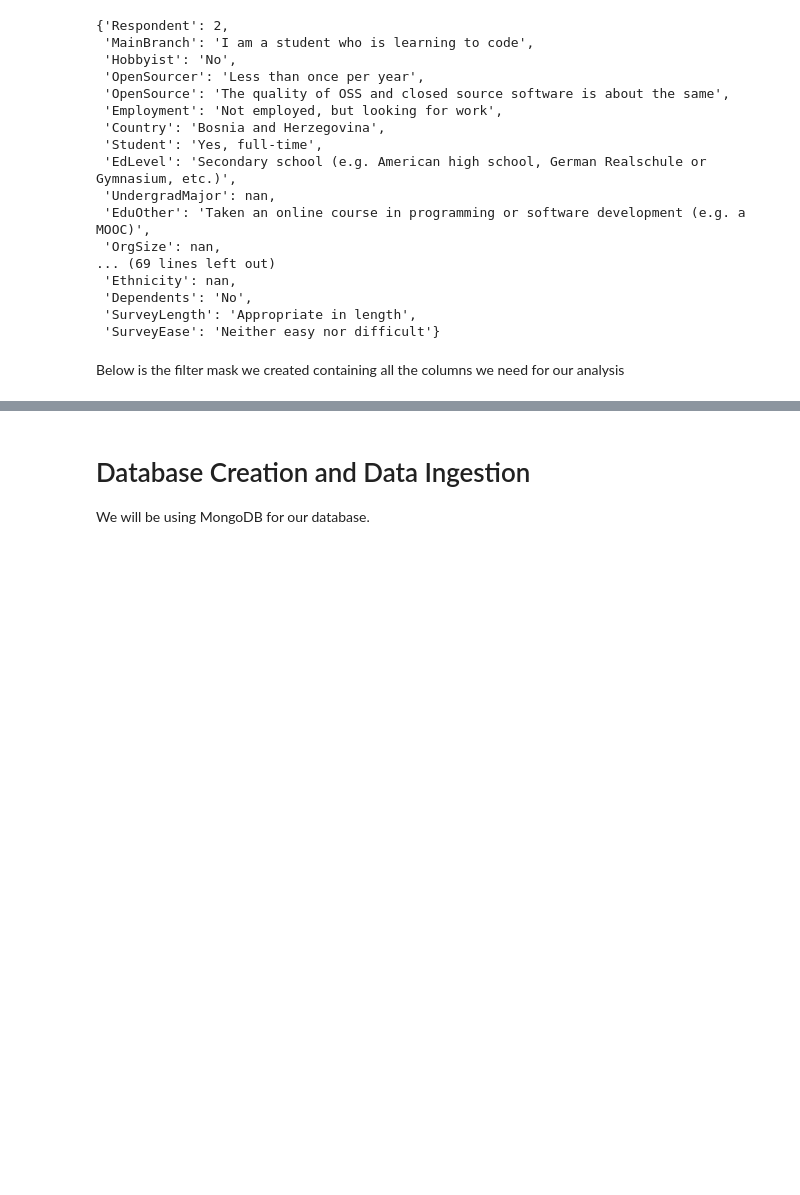
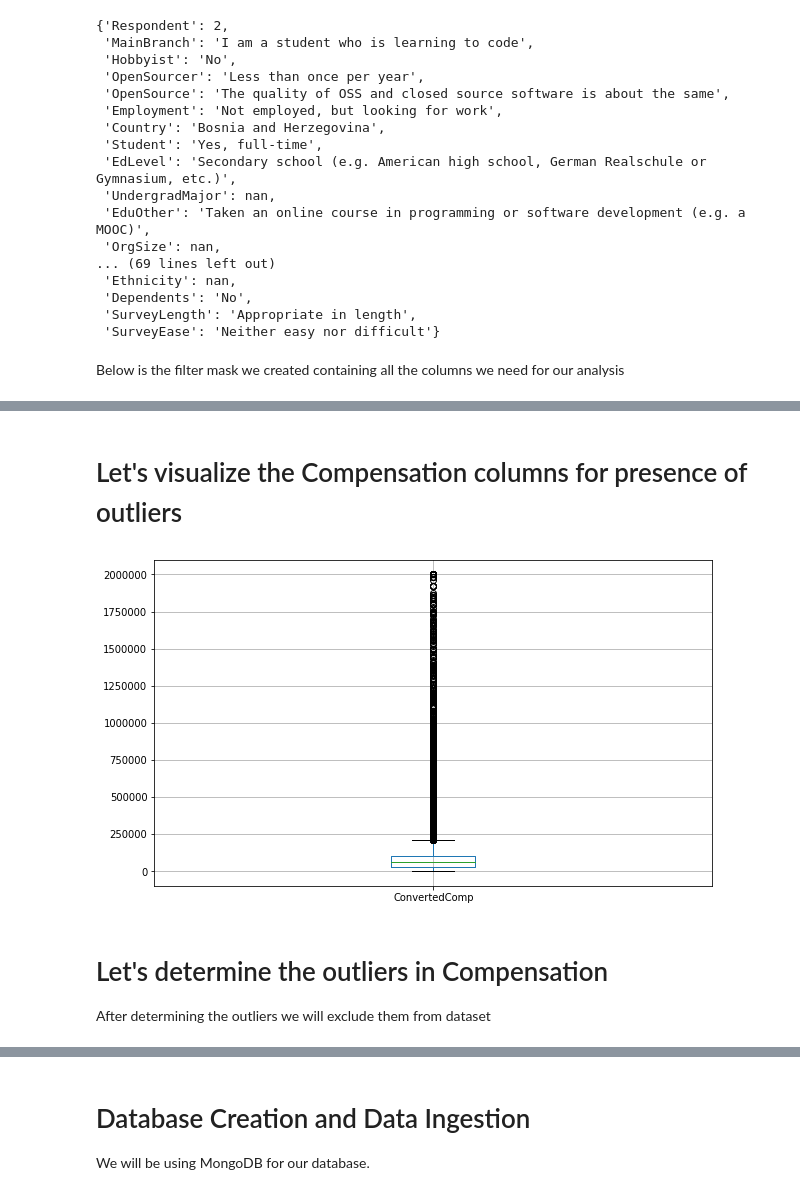
Before and after one commit to robertcox324/4horsemenoftheapocalypse, a Jupyter notebook: data_analysis.ipynb, the cells around one changed output, grey strips where cells are left out. Drawn from its saved outputs; the diff is of its cells as text; code cells hidden in the pictures; blank space fills up the shorter version.

Commit message:
Removed outliers from salaries

```diff
--- a/data_analysis.ipynb
+++ b/data_analysis.ipynb
@@ -93,0 +95,12 @@ simple_data
+# %% [markdown]
+# Let's visualize the Compensation columns for presence of outliers
+# %%
+fig, ax = plt.subplots(figsize=(10,6))
+simple_data.boxplot("ConvertedComp")
+fig.show()
+# %% [output]
+[figure, added]
+# %% [markdown]
+# Let's determine the outliers in Compensation
+
+After determining the outliers we will exclude them from dataset
```
Also changed, not shown: parts of 14 cells of this notebook, 2 other files.
